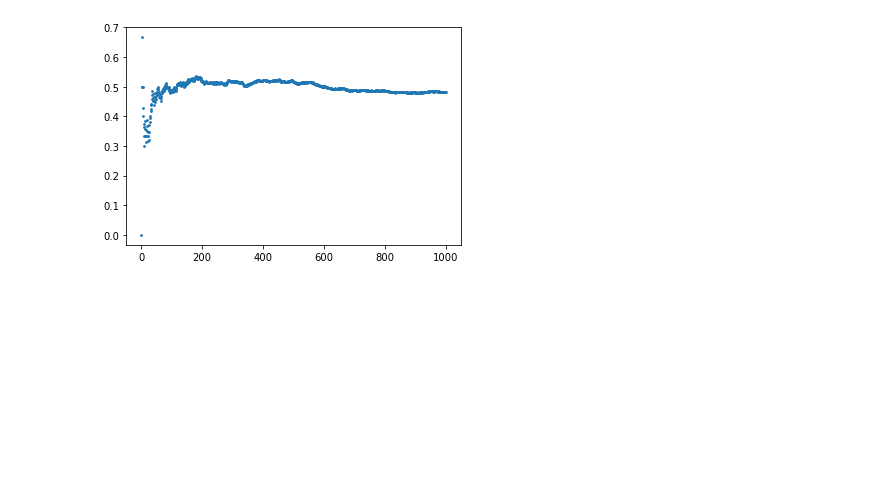
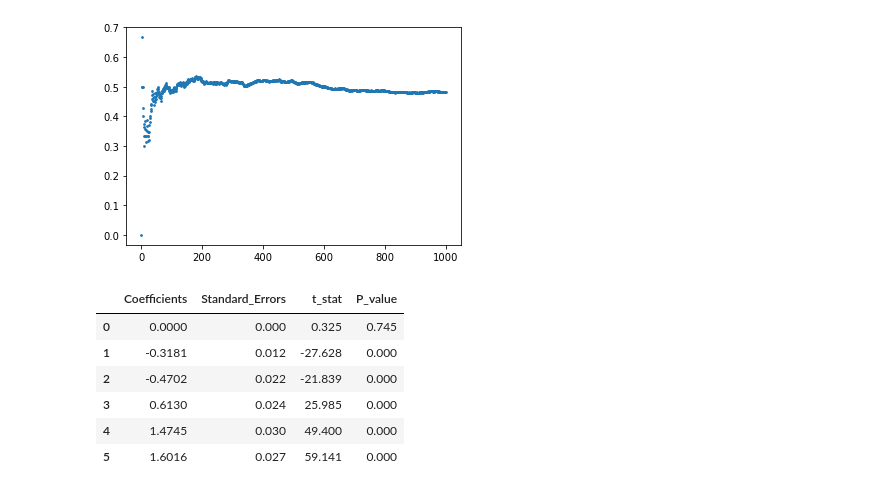
Before and after one commit to DominicRicci/CSS_Project, a Jupyter notebook: CSS100.ipynb, the cells around one changed output. Cells and saved outputs as stored; diff of their text form; code cells hidden in the pictures; blank space fills up the shorter version.

```diff
--- a/CSS100.ipynb
+++ b/CSS100.ipynb
@@ -487,3 +509,13 @@ plt.scatter(time_length, winner_rate_list, s=3)
 # %% [output]
 <matplotlib.collections.PathCollection at 0x...>
 [figure]
+# %%
+FF_regress(FF_2m_factor.fillna(0),sp500_2m_return["AAPL"].fillna(0)-Rf )
+# %% [output]
+|  | Coefficients | Standard_Errors | t_stat | P_value |
+| 0 | 0.0000 | 0.000 | 0.325 | 0.745 |
+| 1 | -0.3181 | 0.012 | -27.628 | 0.000 |
+| 2 | -0.4702 | 0.022 | -21.839 | 0.000 |
+| 3 | 0.6130 | 0.024 | 25.985 | 0.000 |
+| 4 | 1.4745 | 0.030 | 49.400 | 0.000 |
+| 5 | 1.6016 | 0.027 | 59.141 | 0.000 |
```
Also changed, not shown: parts of 4 cells of this notebook.
